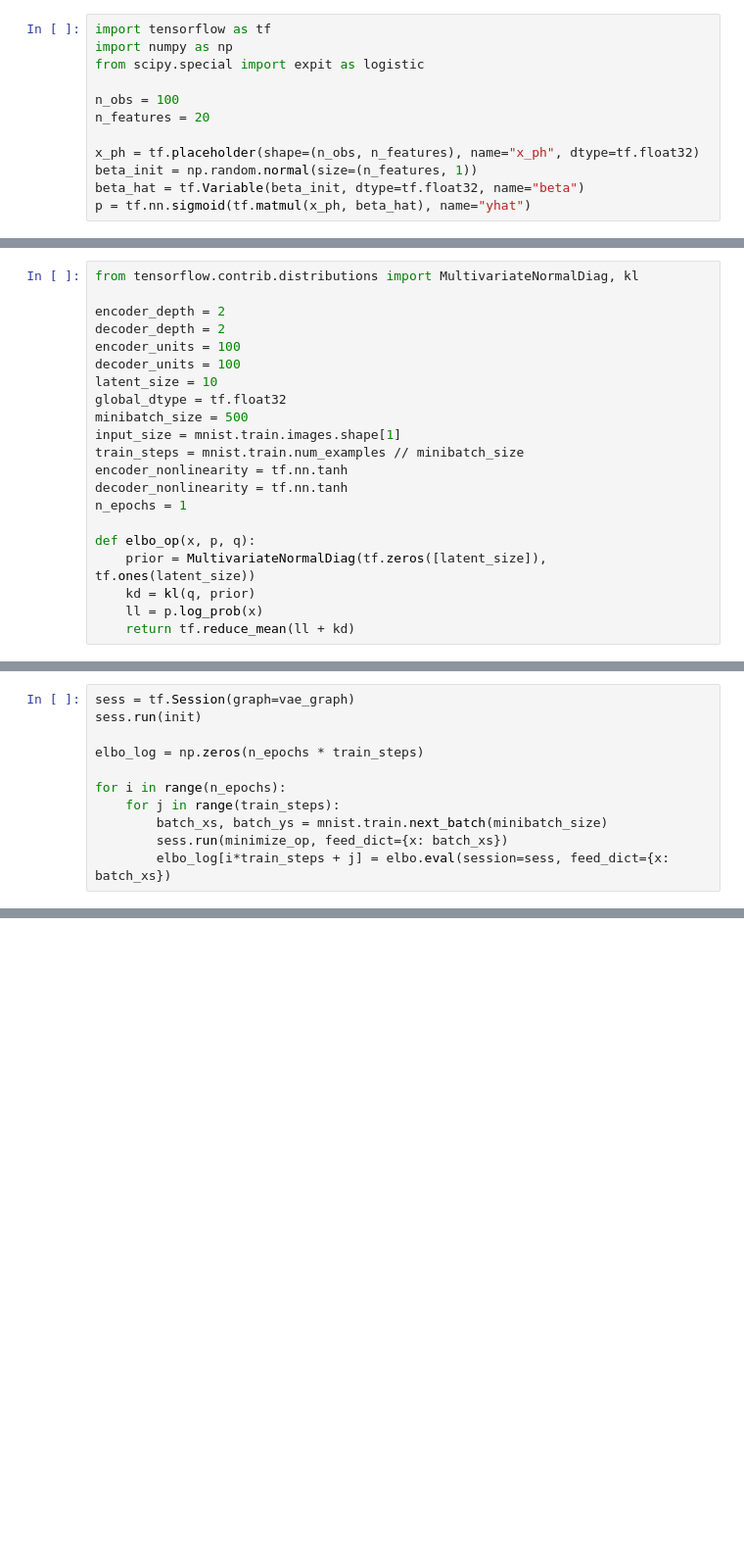
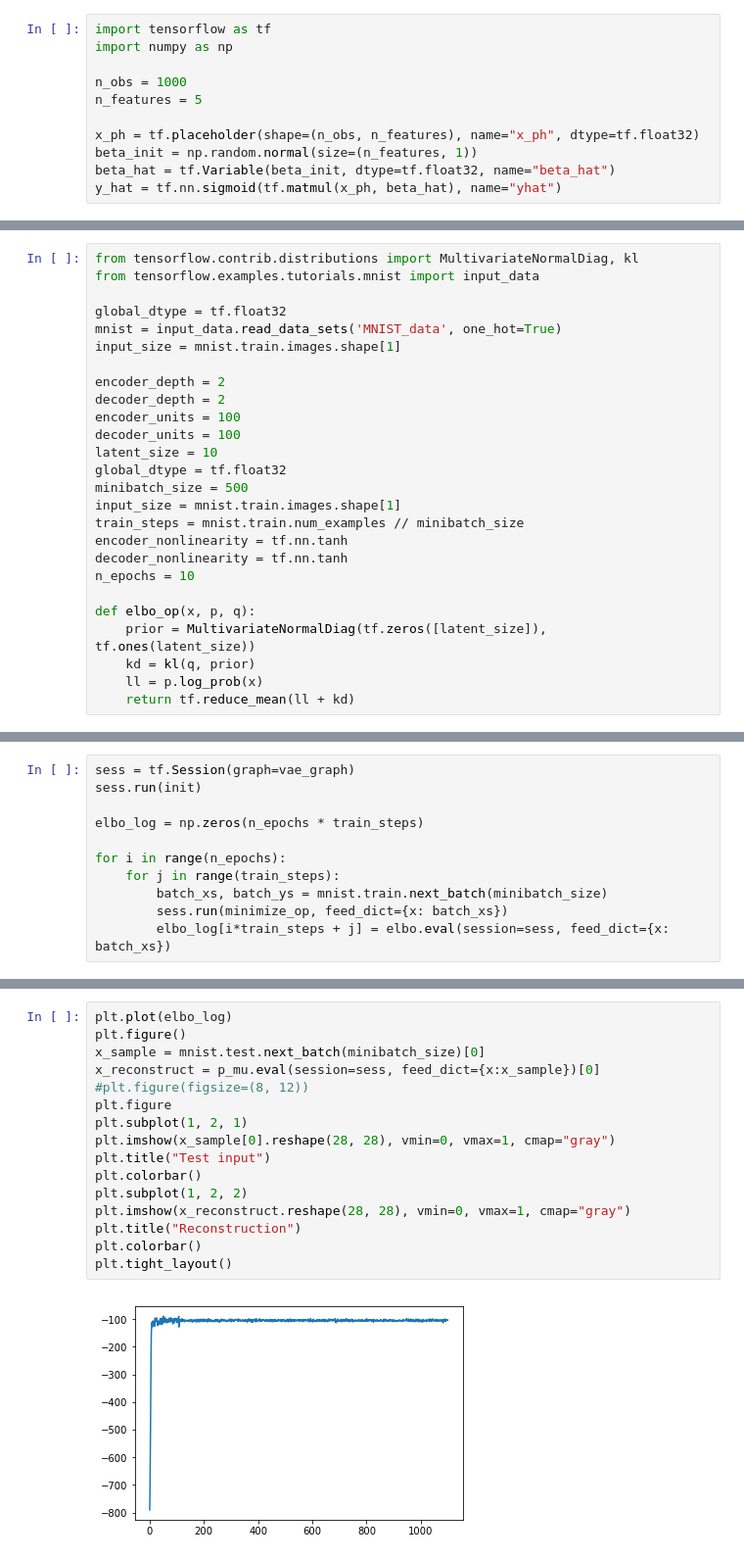
Before and after one commit to mshvartsman/vae-tf-bootcamp, a Jupyter notebook: VAE_mshvartsman.ipynb, the cells around one changed output, grey strips where cells are left out. Shown at 98% size. Drawn from its saved outputs; the diff is of its cells as text; blank space fills up the shorter version.

```diff
--- a/VAE_mshvartsman.ipynb
+++ b/VAE_mshvartsman.ipynb
@@ -6,14 +8,13 @@ This guide assumes you can read through basic Python code or use your google ski
 # %%
 import tensorflow as tf
 import numpy as np
-from scipy.special import expit as logistic
 
-n_obs = 100
-n_features = 20
+n_obs = 1000
+n_features = 5
 
 x_ph = tf.placeholder(shape=(n_obs, n_features), name="x_ph", dtype=tf.float32)
 beta_init = np.random.normal(size=(n_features, 1))
-beta_hat = tf.Variable(beta_init, dtype=tf.float32, name="beta")
-p = tf.nn.sigmoid(tf.matmul(x_ph, beta_hat), name="yhat")
+beta_hat = tf.Variable(beta_init, dtype=tf.float32, name="beta_hat")
+y_hat = tf.nn.sigmoid(tf.matmul(x_ph, beta_hat), name="yhat")
 # %% [markdown]
 We can visualize thie graph, and then explain what the different parts are:
@@ -276,5 +306,10 @@ Now we can use those blocks to construct the VAE. First, some config stuff and a
 # %%
 from tensorflow.contrib.distributions import MultivariateNormalDiag, kl
+from tensorflow.examples.tutorials.mnist import input_data
+
+global_dtype = tf.float32
+mnist = input_data.read_data_sets('MNIST_data', one_hot=True)
+input_size = mnist.train.images.shape[1]
 
 encoder_depth = 2
 decoder_depth = 2
@@ -287,7 +322,7 @@ input_size = mnist.train.images.shape[1]
 train_steps = mnist.train.num_examples // minibatch_size
 encoder_nonlinearity = tf.nn.tanh
 decoder_nonlinearity = tf.nn.tanh
-n_epochs = 1
+n_epochs = 10
 
 def elbo_op(x, p, q):
     prior = MultivariateNormalDiag(tf.zeros([latent_size]), tf.ones(latent_size))
@@ -349,0 +388,18 @@ for i in range(10):
+# %%
+plt.plot(elbo_log)
+plt.figure()
+x_sample = mnist.test.next_batch(minibatch_size)[0]
+x_reconstruct = p_mu.eval(session=sess, feed_dict={x:x_sample})[0]
+#plt.figure(figsize=(8, 12))
+plt.figure
+plt.subplot(1, 2, 1)
+plt.imshow(x_sample[0].reshape(28, 28), vmin=0, vmax=1, cmap="gray")
+plt.title("Test input")
+plt.colorbar()
+plt.subplot(1, 2, 2)
+plt.imshow(x_reconstruct.reshape(28, 28), vmin=0, vmax=1, cmap="gray")
+plt.title("Reconstruction")
+plt.colorbar()
+plt.tight_layout()
+# %% [output]
+[figure, added]
```
Also changed, not shown: parts of 27 cells of this notebook.
